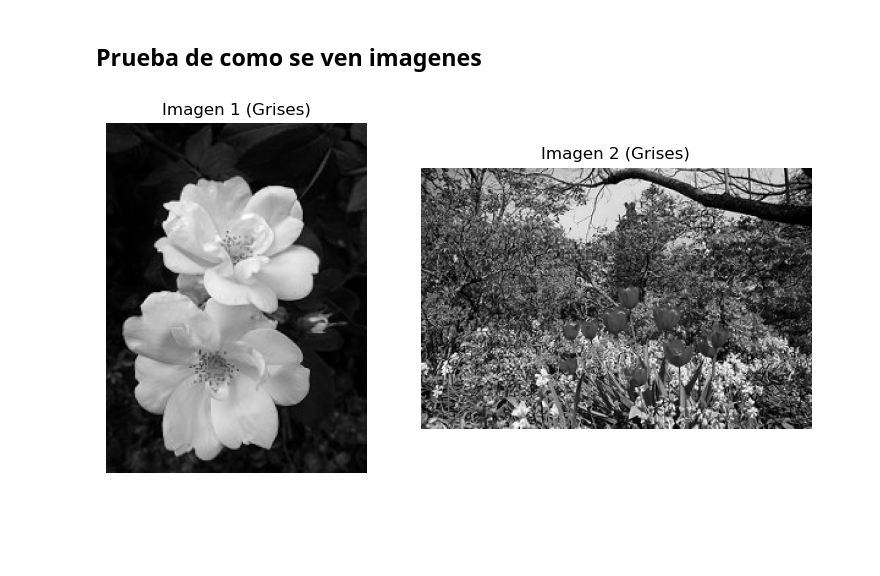
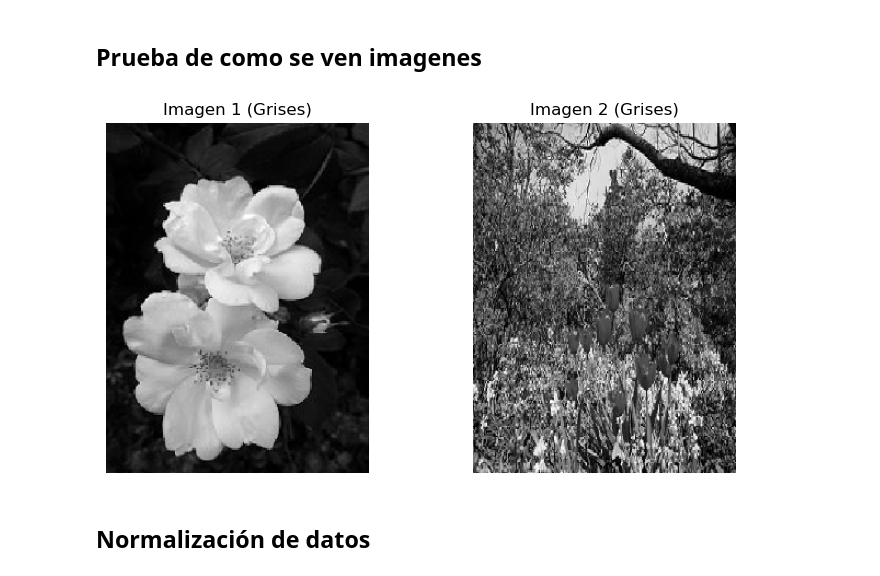
Before and after one commit to LuengoJavier/Tarea_Grupal_2, a Jupyter notebook: tarea2_p1.ipynb, the cells around one changed output. Cells and saved outputs as stored; diff of their text form; code cells hidden in the pictures; blank space fills up the shorter version.

Commit message:
Cambios para optimizar el trabajo con las imagenes

```diff
--- a/tarea2_p1.ipynb
+++ b/tarea2_p1.ipynb
@@ -22,7 +22,7 @@ def extraer_imagenes(directorio):
         for foto in os.listdir(ruta_tipo):
             ruta_foto=os.path.join(ruta_tipo,foto)
             try:
-                img = image.load_img(ruta_foto)
+                img = image.load_img(ruta_foto,color_mode="rgb",target_size=(320,240))
                 img_array = np.array(img)
                 if tipo_datos == 'train':
                         imagenes_train.append(img_array)
@@ -31,8 +31,8 @@ def extraer_imagenes(directorio):
             except Exception as e:
                 print(f"Error al cargar {ruta_foto}: {e}")
     # Convertir a arrays y normalizar
-    X_train = imagenes_train
-    X_test = imagenes_test
+    X_train = np.array(imagenes_train, dtype=np.float32)
+    X_test = np.array(imagenes_test, dtype=np.float32)
     return X_train, X_test
 # %%
 X_train, X_test=extraer_imagenes("dataset_flores")
@@ -52,27 +52,29 @@ def rgb2gray(rgb):
 # %% [markdown]
 ##  Cambio imágenes de RGB a blanco y negro
 # %%
-x_train_gray = [rgb2gray(imagen) for imagen in X_train]
-x_test_gray = [rgb2gray(imagen) for imagen in X_test]
+X_train_gray = rgb2gray(X_train)
+X_test_gray = rgb2gray(X_test)
 # %% [markdown]
 ##  Prueba de como se ven imagenes
 # %%
 import matplotlib.pyplot as plt
 
 # Mostramos dos imágenes de las que ya convertiste a escala de grises
 fig, axs = plt.subplots(1, 2, figsize=(8, 4))
 
 # Primera imagen
-axs[0].imshow(x_train_gray[0], cmap='gray')
+axs[0].imshow(X_train_gray[0], cmap='gray')
 axs[0].set_title('Imagen 1 (Grises)')
 axs[0].axis('off')
 
 # Segunda imagen
-axs[1].imshow(x_train_gray[1], cmap='gray')
+axs[1].imshow(X_train_gray[1], cmap='gray')
 axs[1].set_title('Imagen 2 (Grises)')
 axs[1].axis('off')
 
 plt.tight_layout()
 plt.show()
 # %% [output]
-[figure, old version]
+[figure, new version]
+# %% [markdown]
+##  Normalización de datos
```
Also changed, not shown: parts of 1 cell of this notebook.
